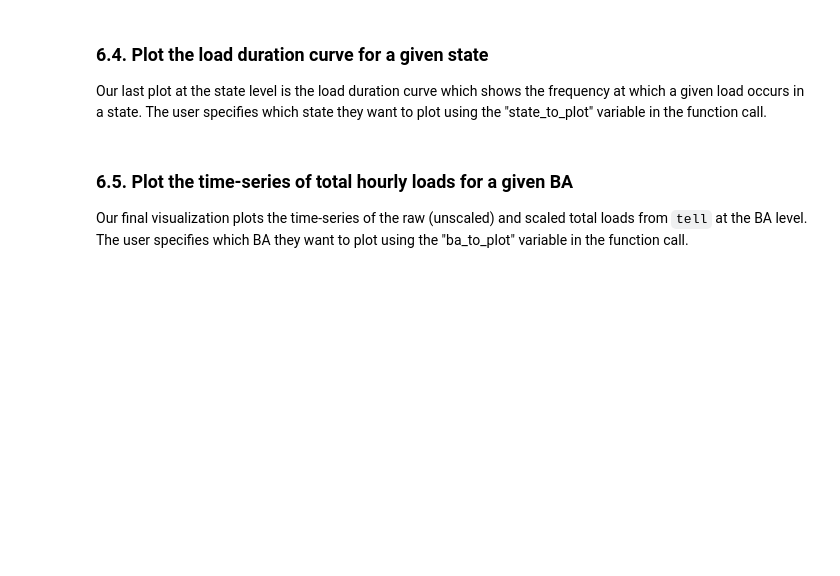
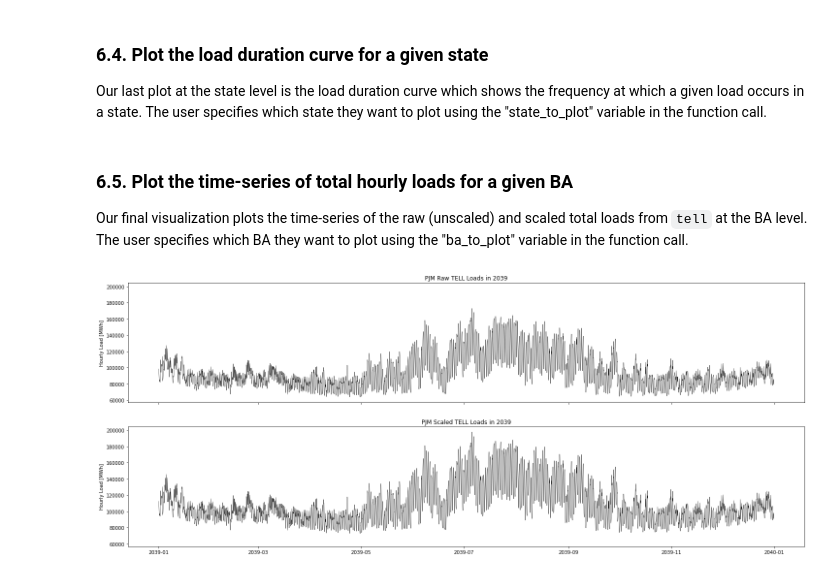
Before and after one commit to IMMM-SFA/tell, a Jupyter notebook: notebooks/tell_quickstarter.ipynb, the cells around one changed output. Drawn from its saved outputs; the diff is of its cells as text; code cells hidden in the pictures; blank space fills up the shorter version.

Commit message:
Fixed paths in visualization steps

```diff
--- a/notebooks/tell_quickstarter.ipynb
+++ b/notebooks/tell_quickstarter.ipynb
@@ -230,8 +234,11 @@ Our final visualization plots the time-series of the raw (unscaled) and scaled t
 # %%
 # Plot the time-series of raw and scaled loads from TELL at the BA level for a user-specified BA (e.g., PJM, CISO, ERCO, etc.):
 tell.plot_ba_load_time_series(ba_to_plot = 'PJM',
-                              year_to_plot = '2020',
+                              year_to_plot = '2039',
+                              scenario_to_plot = 'rcp85hotter_ssp5',
                               data_input_dir = tell_data_dir,
                               image_output_dir = tell_image_dir,
                               image_resolution = 150,
                               save_images = True)
+# %% [output]
+[figure, added]
```
Also changed, not shown: parts of 4 cells of this notebook, 1 other file.
